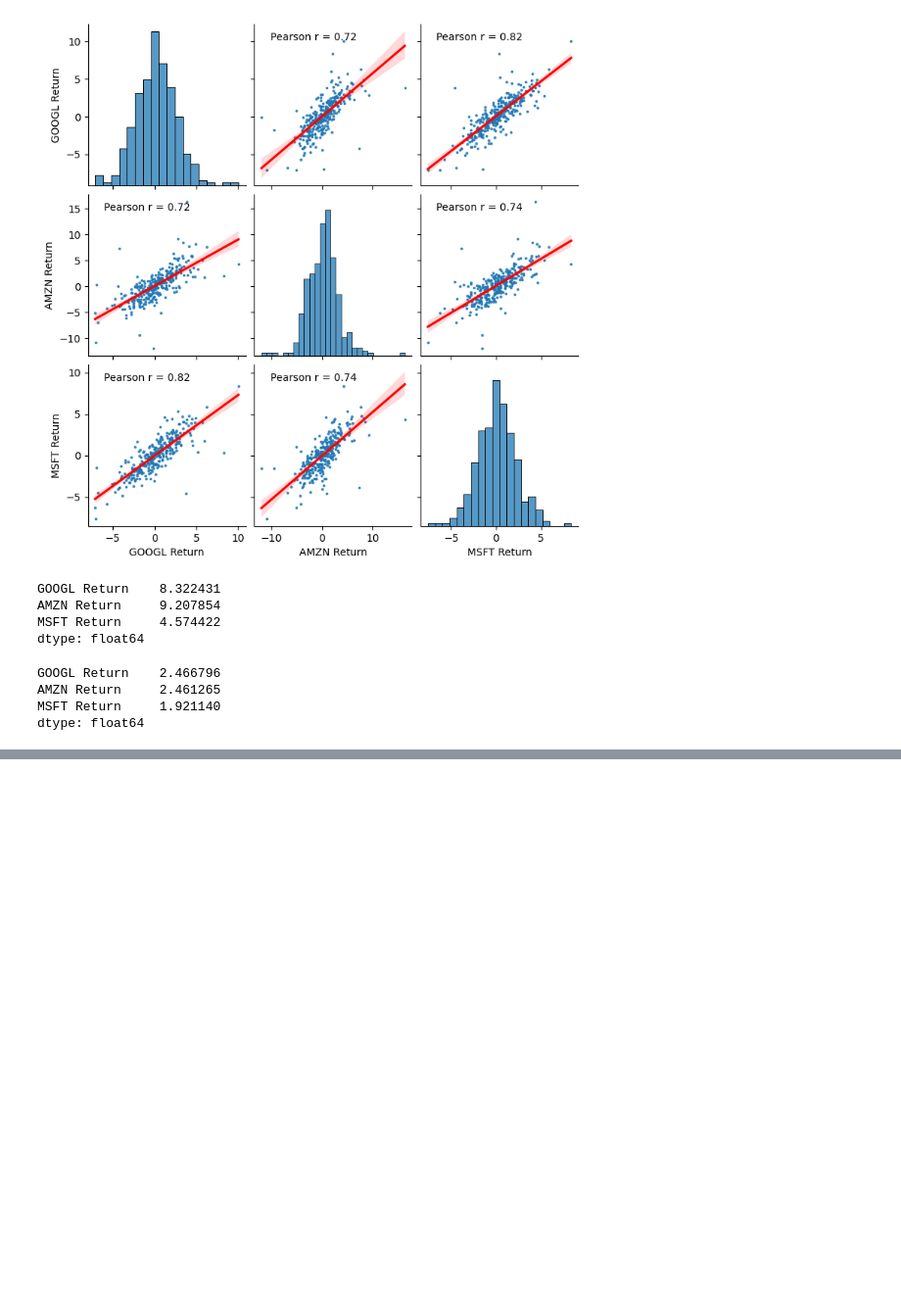
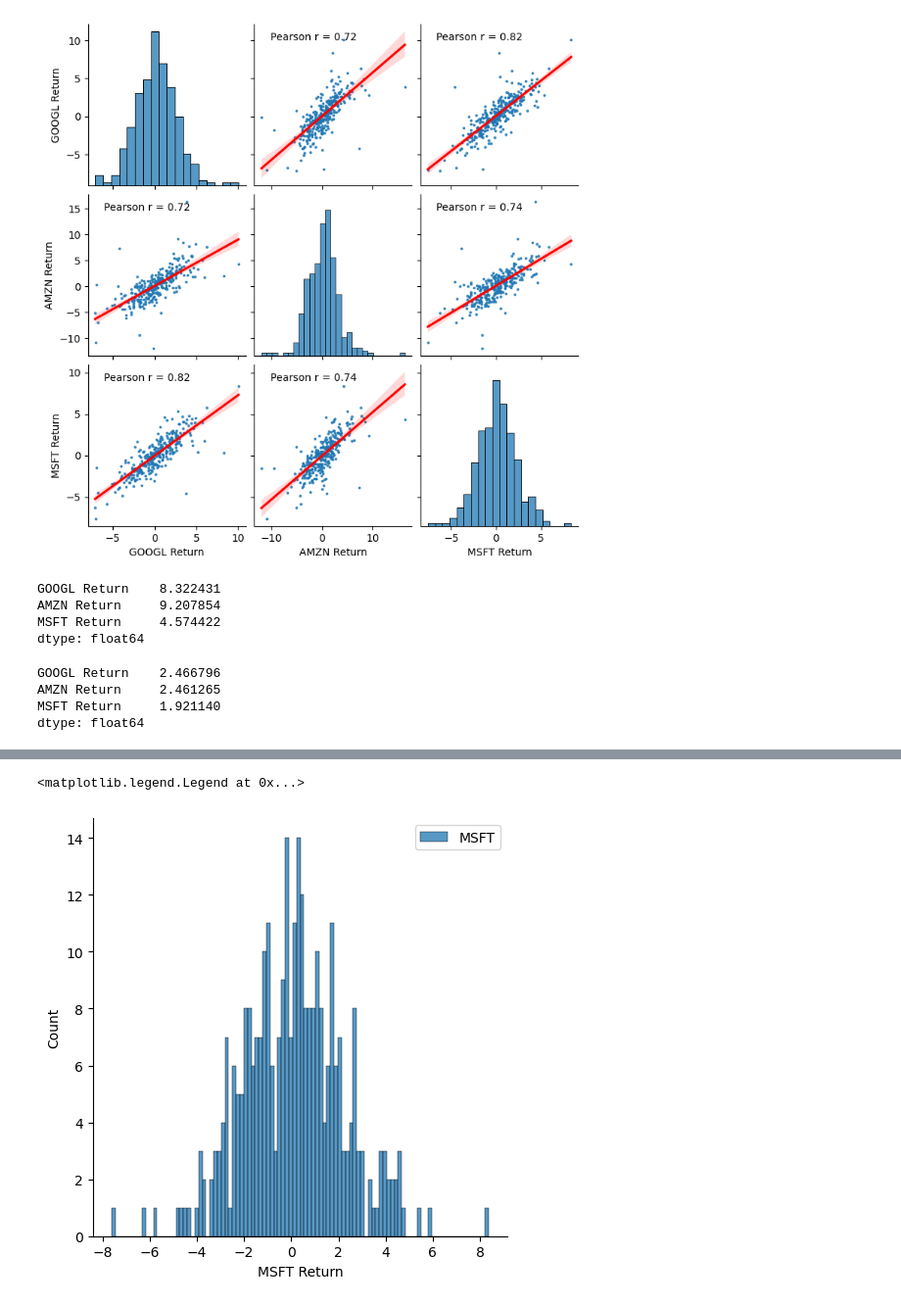
Before and after one commit to atilayyuri/data-related-meditations, a Jupyter notebook: Finance Data Project.ipynb, the cells around one changed output, grey strips where cells are left out. Shown at 98% size. Drawn from its saved outputs; the diff is of its cells as text; code cells hidden in the pictures; blank space fills up the shorter version.

```diff
--- a/Finance Data Project.ipynb
+++ b/Finance Data Project.ipynb
@@ -294,0 +308,6 @@ for ax in g2.axes.flat:
+# %%
+sns.displot(returns['MSFT Return'],bins=100, label='MSFT')
+plt.legend()
+# %% [output]
+<matplotlib.legend.Legend at 0x...>
+[figure, added]
```
Also changed, not shown: parts of 7 cells of this notebook.
